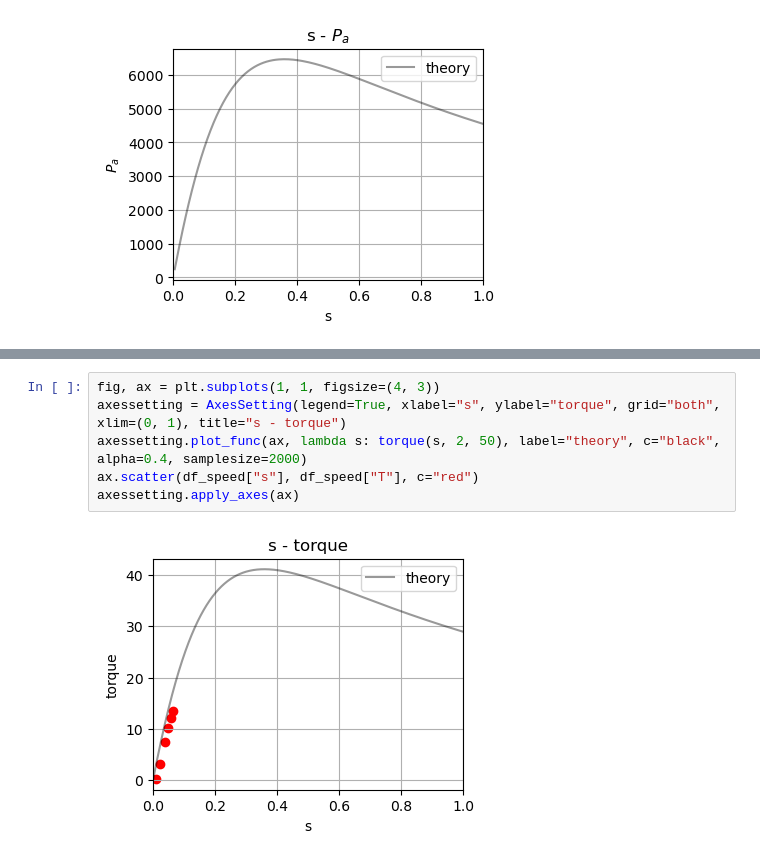
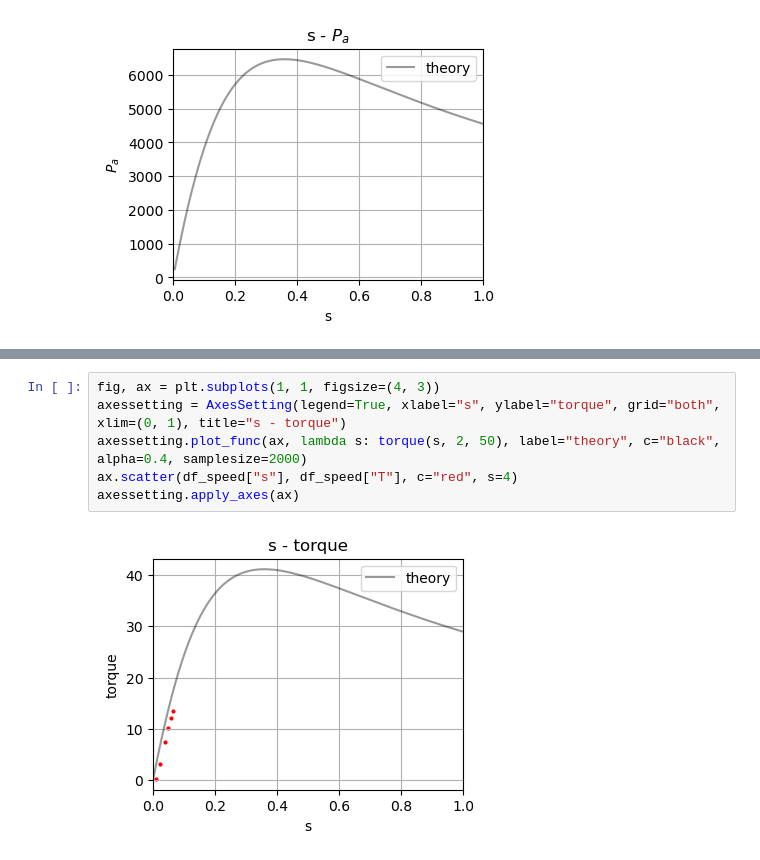
Before and after one commit to inohan/experiment-3s, a Jupyter notebook: E2/IM_real.ipynb, the cells around one changed output, grey strips where cells are left out. Drawn from its saved outputs; the diff is of its cells as text.

```diff
--- a/E2/IM_real.ipynb
+++ b/E2/IM_real.ipynb
@@ -159,11 +159,11 @@ axessetting.apply_axes(ax)
 # %%
 fig, ax = plt.subplots(1, 1, figsize=(4, 3))
 axessetting = AxesSetting(legend=True, xlabel="s", ylabel="torque", grid="both", xlim=(0, 1), title="s - torque")
 axessetting.plot_func(ax, lambda s: torque(s, 2, 50), label="theory", c="black", alpha=0.4, samplesize=2000)
-ax.scatter(df_speed["s"], df_speed["T"], c="red")
+ax.scatter(df_speed["s"], df_speed["T"], c="red", s=4)
 axessetting.apply_axes(ax)
 # %% [output]
-[figure, old version]
+[figure, new version]
 # %%
 s = np.linspace(0, 1, 2000)
 pout = P_out(s)
```
Also changed, not shown: parts of 6 cells of this notebook, 1 other file.
